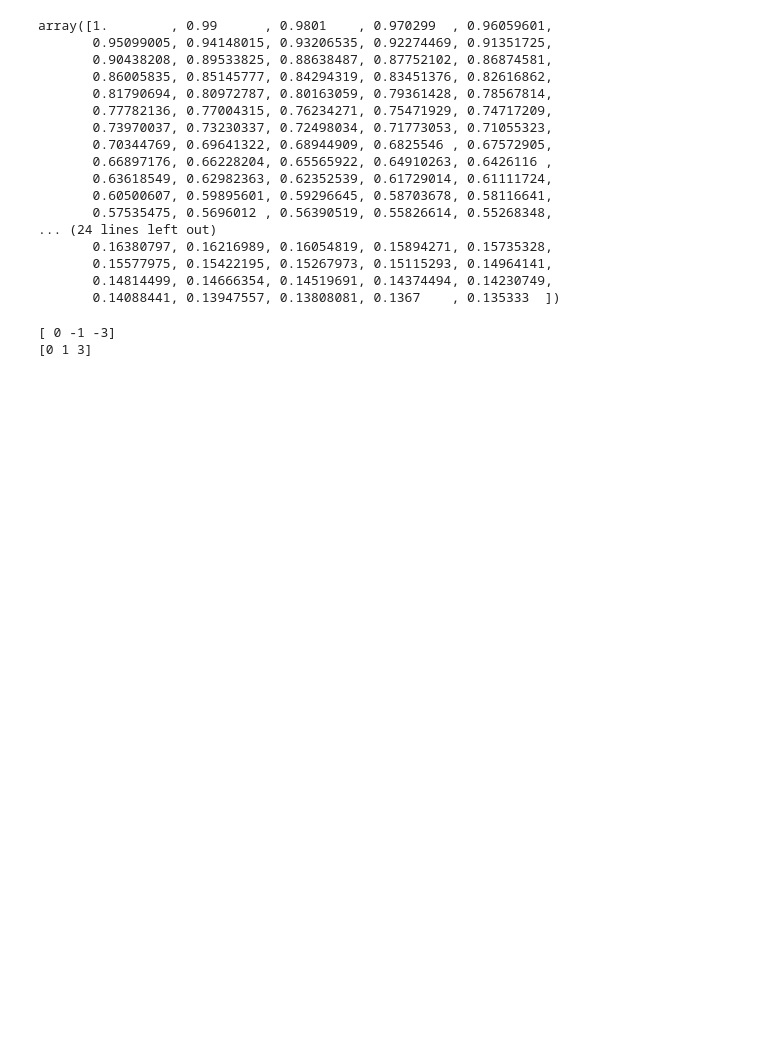
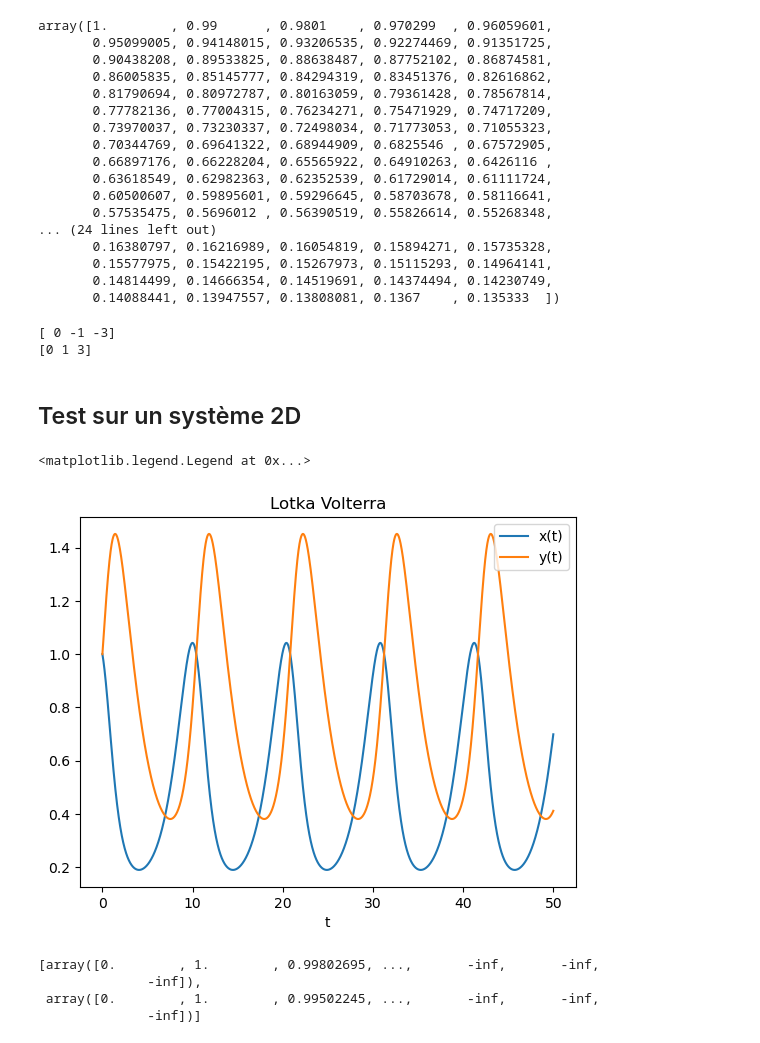
Before and after one commit to personne30003/pyTQG, a Jupyter notebook: Tests_notebooks/TimeScheme_Test.ipynb, the cells around one changed output. Saved outputs shown, nothing was run; the diff lists cells and outputs as text; code cells hidden in the pictures; blank space fills up the shorter version.

```diff
--- a/Tests_notebooks/TimeScheme_Test.ipynb
+++ b/Tests_notebooks/TimeScheme_Test.ipynb
@@ -337,3 +337,58 @@ print(XX)
 # %% [output]
 [ 0 -1 -3]
 [0 1 3]
+# %% [markdown]
+## Test sur un système 2D
+# %%
+alpha = 0.8
+beta = 1.0
+delta = 0.5
+gamma = 1.0
+
+
+
+def RHS_LV(U, t):
+    new_U = np.copy(U)
+    new_U[0] = alpha*U[0]-beta*U[1]*U[0]
+    new_U[1] = -delta*U[1]+gamma*U[1]*U[0]
+    return new_U
+dt = 0.01
+X0 = np.array([1.0, 1.0])
+
+
+Tmax = 50.0
+
+
+Nt = int(np.round(Tmax/dt))
+X = [np.zeros(1), np.zeros(1)]
+liste_t = np.zeros(Nt)
+t = 0.0
+X[0][0] = 1.0
+X[1][0] = 1.0
+params = Params.Params()
+params.time_scheme = 'RK2'
+TS = TimeScheme.TimeScheme(params, RHS_LV, X0)
+
+for i in range(1, Nt):
+    xi, yi = TS.Step(dt)
+    X[0] = np.append(X[0], xi)
+    X[1] = np.append(X[1], yi)
+    t += dt
+    liste_t[i] = t
+
+fig = plt.figure()
+plt.plot(liste_t, X[0], label = 'x(t)')
+plt.plot(liste_t, X[1], label = 'y(t)')
+plt.xlabel('t')
+plt.title('Lotka Volterra')
+plt.legend()
+# %% [output]
+<matplotlib.legend.Legend at 0x...>
+[figure, added]
+# %%
+X
+# %% [output]
+[array([0.        , 1.        , 0.99802695, ...,       -inf,       -inf,
+              -inf]),
+ array([0.        , 1.        , 0.99502245, ...,       -inf,       -inf,
+              -inf])]
```
Also changed, not shown: parts of 1 cell of this notebook, 10 other files.
